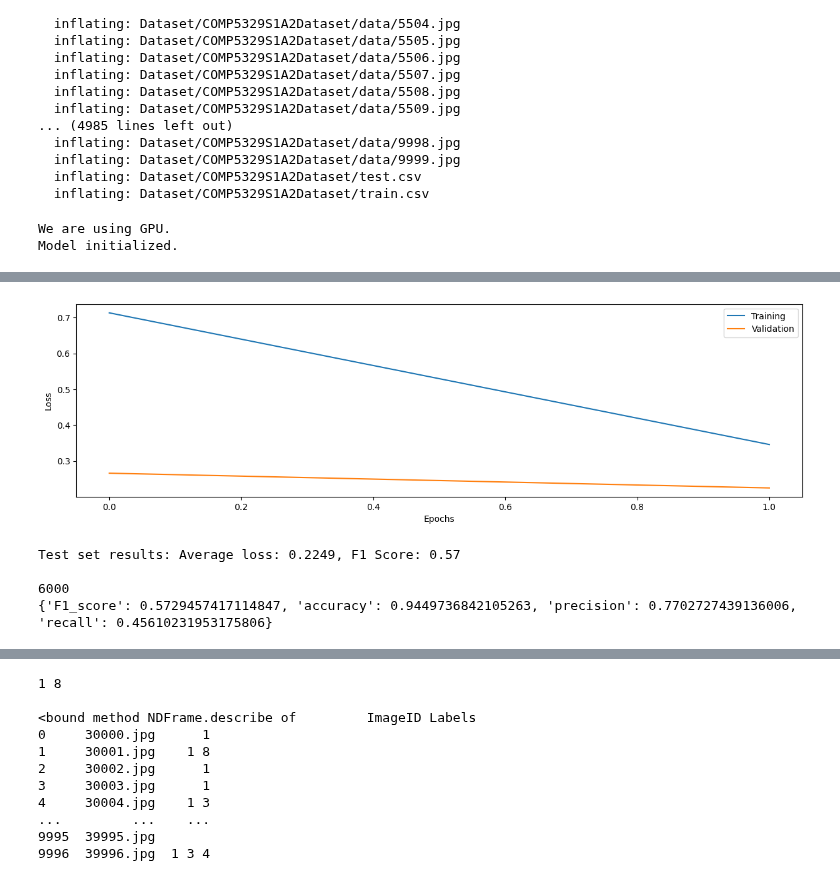
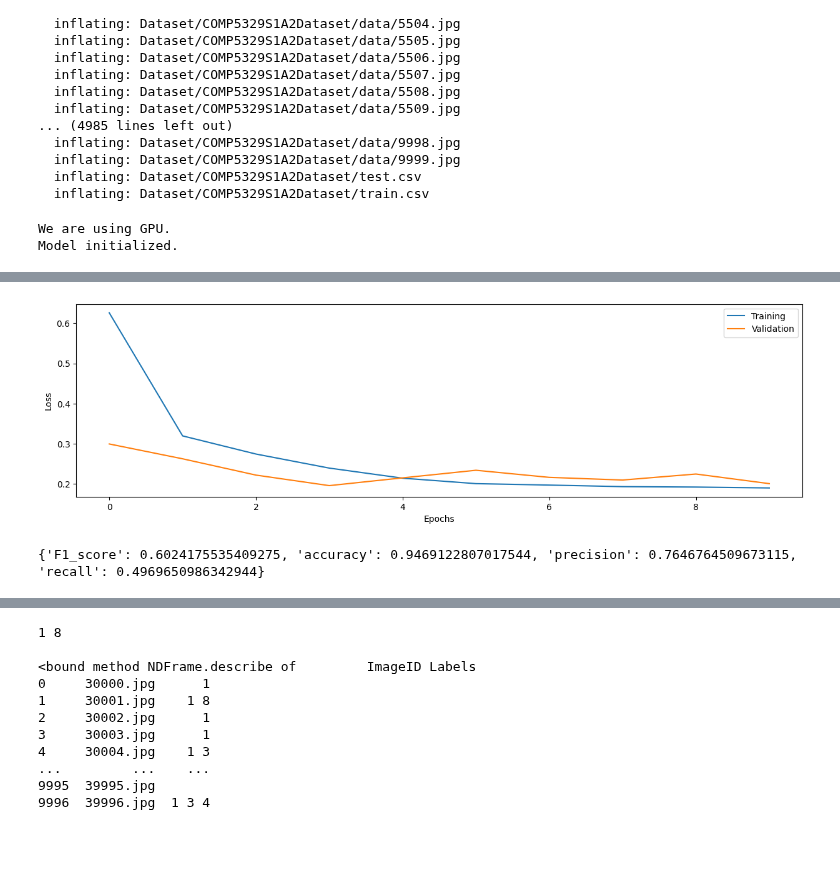
Before and after one commit to deding2000/COMP5329_Ass2, a Jupyter notebook: main_notebook.ipynb, the cells around one changed output, grey strips where cells are left out. Cells and saved outputs as stored; diff of their text form; code cells hidden in the pictures; blank space fills up the shorter version.

```diff
--- a/main_notebook.ipynb
+++ b/main_notebook.ipynb
@@ -72,3 +200,39 @@ class CNN(nn.Module):
+# %%
+import torch
+import numpy as np
+
+#function for performance evaluation metrics
+
+def recall(pred,target):
+    tp = (pred*target).sum().item()
+    fn = (np.maximum(target-pred,np.zeros_like(pred))).sum().item()
+
+    recall = tp/(tp+fn)
+    return recall
+
+def precision(pred,target):
+    tp = (pred*target).sum().item()
+    fp = (np.maximum(pred-target,np.zeros_like(pred))).sum().item()
+
+    precision = tp/(tp+fp)
+    return precision
+
+def accuracy(pred,target):
+    tp = (pred*target).sum().item()
+    fp = (np.maximum(pred-target,np.zeros_like(pred))).sum().item()
+    fn = (np.maximum(target-pred,np.zeros_like(pred))).sum().item()
+    tn = len(pred)*19 - (tp + fp + fn)
+
+    accuracy = (tp + tn) / (len(pred)*19)
+    return accuracy
+
+def F1(pred,target):
+    F1 = (2*precision(pred,target)*recall(pred,target))/(precision(pred,target) + recall(pred,target))
+    return F1
+
+def compute_metrics(pred,target):
+    metrics = dict(F1_score=F1(pred,target),accuracy=accuracy(pred,target),precision=precision(pred,target),recall=recall(pred,target))
+    return metrics
 # %%
 import re
 import pandas as pd
@@ -82,8 +246,8 @@ from torchvision import transforms
 from torch.utils.data import DataLoader, Subset, random_split
 
 from Dataload import pil_process_image_color, encode, CustomImageDataset
-from utils import test, train_network, pos_weight
-from metrics import compute_metrics
+#from utils import train_network, pos_weight
+#from metrics import compute_metrics
 from sklearn.metrics import confusion_matrix
 import torch
 import numpy as np
@@ -156,7 +320,7 @@ validation_loader = DataLoader(validation_dataset)
 
 # Training
 log_interval = 100 # How often we print train loss
-train_losses, test_losses = train_network(log_interval,model, device, subset_train_loader, validation_loader,optimizer, loss,epochs=2)
+train_losses, test_losses = train_network(log_interval,model, device, subset_train_loader, validation_loader,optimizer, loss,epochs=10)
 
 plt.figure(figsize=(15,4))
 plt.plot(train_losses,label="Training")
@@ -184,5 +352,2 @@ Test set results: Average loss: 0.2248, F1 Score: 0.57
-[figure, old version]
+[figure, new version]
-Test set results: Average loss: 0.2249, F1 Score: 0.57
-
-6000
-{'F1_score': 0.5729457417114847, 'accuracy': 0.9449736842105263, 'precision': 0.7702727439136006, 'recall': 0.45610231953175806}
+{'F1_score': 0.6024175535409275, 'accuracy': 0.9469122807017544, 'precision': 0.7646764509673115, 'recall': 0.4969650986342944}
```
Also changed, not shown: parts of 5 cells of this notebook.
